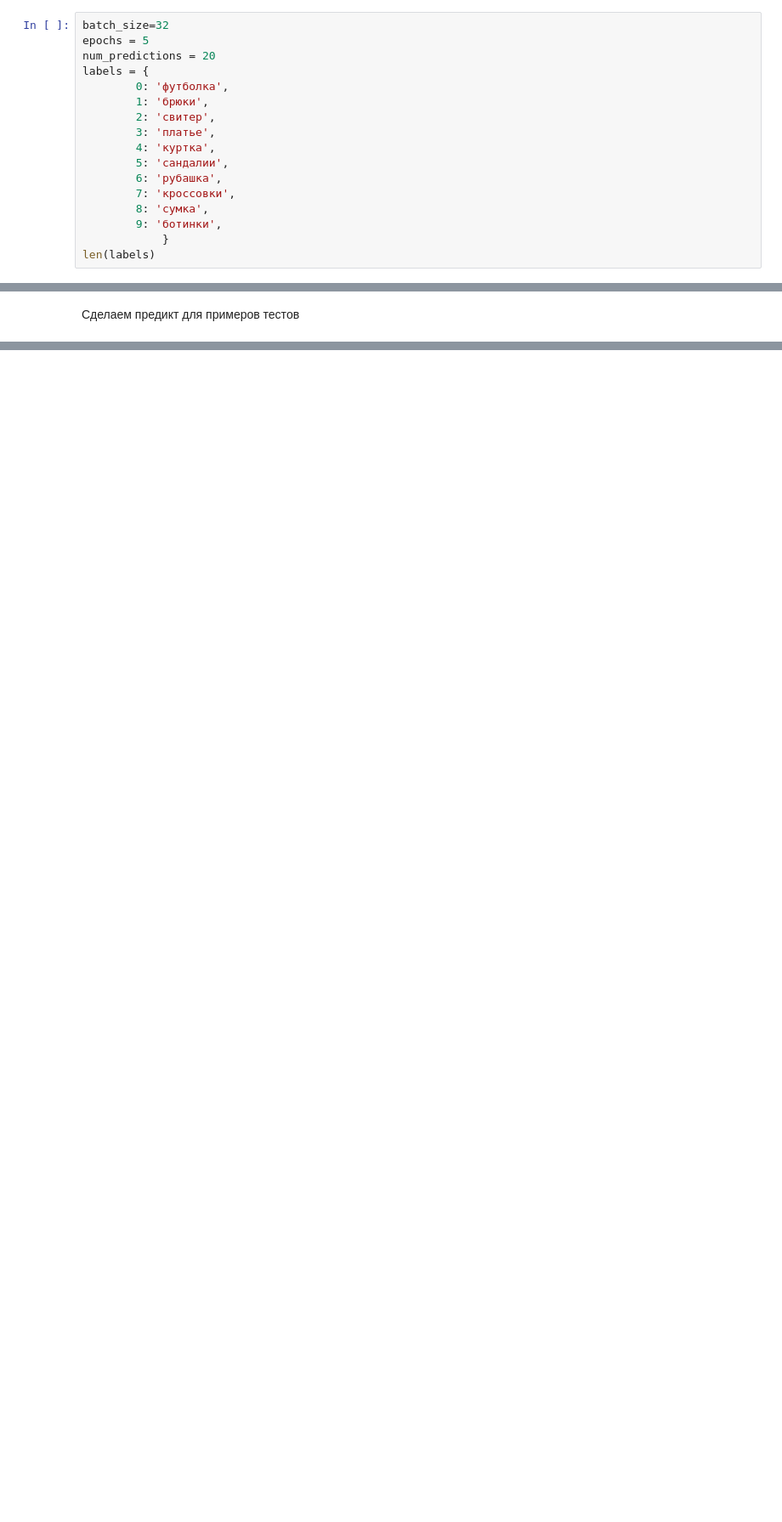
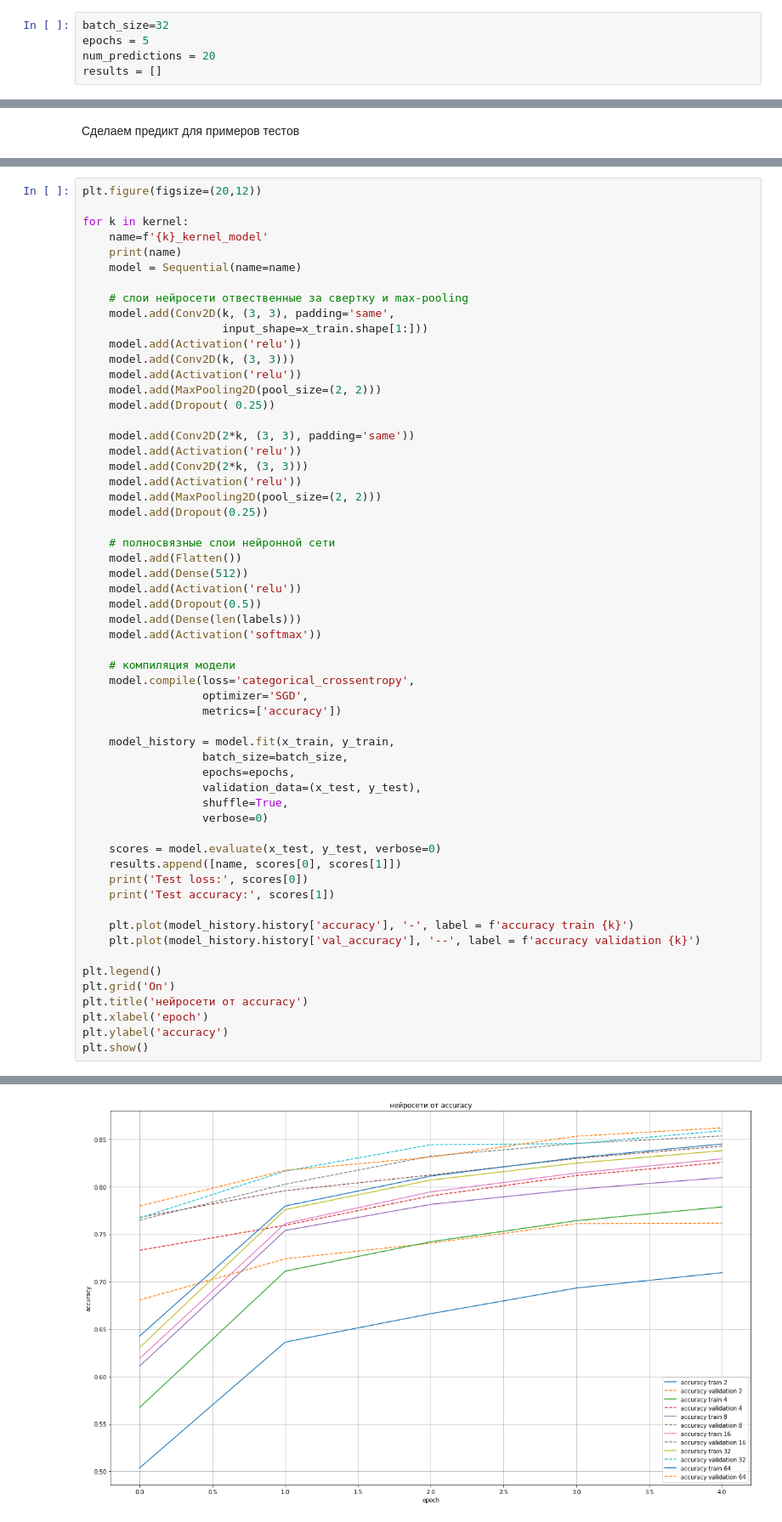
Before and after one commit to myselfadmirer/Neural_networks, a Jupyter notebook: lesson4/lesson4.ipynb, the cells around one changed output, grey strips where cells are left out. Shown at 85% size. Cells and saved outputs as stored; diff of their text form; blank space fills up the shorter version.

```diff
--- a/lesson4/lesson4.ipynb
+++ b/lesson4/lesson4.ipynb
@@ -84,16 +89,4 @@ x_train.shape
 batch_size=32
 epochs = 5
 num_predictions = 20
-labels = {
-        0: 'футболка',
-        1: 'брюки',
-        2: 'свитер',
-        3: 'платье',
-        4: 'куртка',
-        5: 'сандалии',
-        6: 'рубашка',
-        7: 'кроссовки',
-        8: 'сумка',
-        9: 'ботинки',
-            }
-len(labels)
+results = []
@@ -215,0 +192,59 @@ plt.show()
+# %%
+plt.figure(figsize=(20,12))
+
+for k in kernel:
+    name=f'{k}_kernel_model'
+    print(name)
+    model = Sequential(name=name)
+
+    # слои нейросети отвественные за свертку и max-pooling
+    model.add(Conv2D(k, (3, 3), padding='same',
+                     input_shape=x_train.shape[1:]))
+    model.add(Activation('relu'))
+    model.add(Conv2D(k, (3, 3)))
+    model.add(Activation('relu'))
+    model.add(MaxPooling2D(pool_size=(2, 2)))
+    model.add(Dropout( 0.25))
+
+    model.add(Conv2D(2*k, (3, 3), padding='same'))
+    model.add(Activation('relu'))
+    model.add(Conv2D(2*k, (3, 3)))
+    model.add(Activation('relu'))
+    model.add(MaxPooling2D(pool_size=(2, 2)))
+    model.add(Dropout(0.25))
+
+    # полносвязные слои нейронной сети
+    model.add(Flatten())
+    model.add(Dense(512))
+    model.add(Activation('relu'))
+    model.add(Dropout(0.5))
+    model.add(Dense(len(labels)))
+    model.add(Activation('softmax'))
+
+    # компиляция модели
+    model.compile(loss='categorical_crossentropy',
+                  optimizer='SGD',
+                  metrics=['accuracy'])
+
+    model_history = model.fit(x_train, y_train,
+                  batch_size=batch_size,
+                  epochs=epochs,
+                  validation_data=(x_test, y_test),
+                  shuffle=True,
+                  verbose=0)
+
+    scores = model.evaluate(x_test, y_test, verbose=0)
+    results.append([name, scores[0], scores[1]])
+    print('Test loss:', scores[0])
+    print('Test accuracy:', scores[1])
+
+    plt.plot(model_history.history['accuracy'], '-', label = f'accuracy train {k}')
+    plt.plot(model_history.history['val_accuracy'], '--', label = f'accuracy validation {k}')
+
+plt.legend()
+plt.grid('On')
+plt.title('нейросети от accuracy')
+plt.xlabel('epoch')
+plt.ylabel('accuracy')
+plt.show()
+# %% [output]
@@ -215,0 +269 @@ plt.show()
+[figure, added]
```
Also changed, not shown: parts of 33 cells of this notebook.
